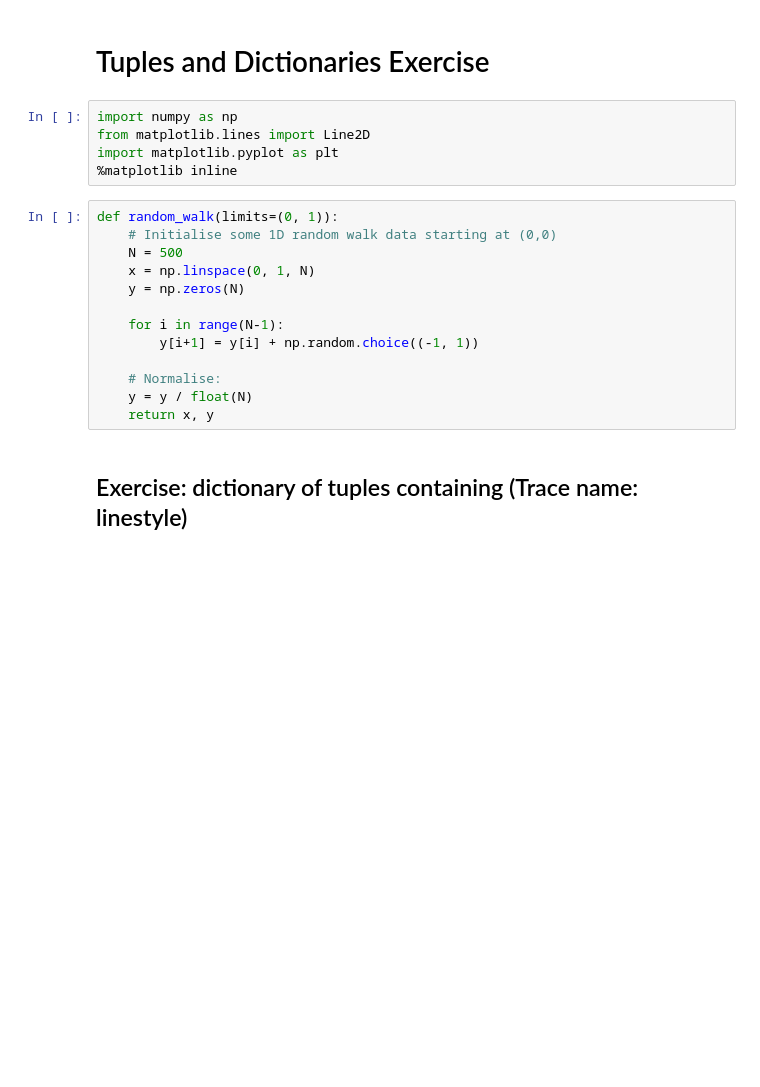
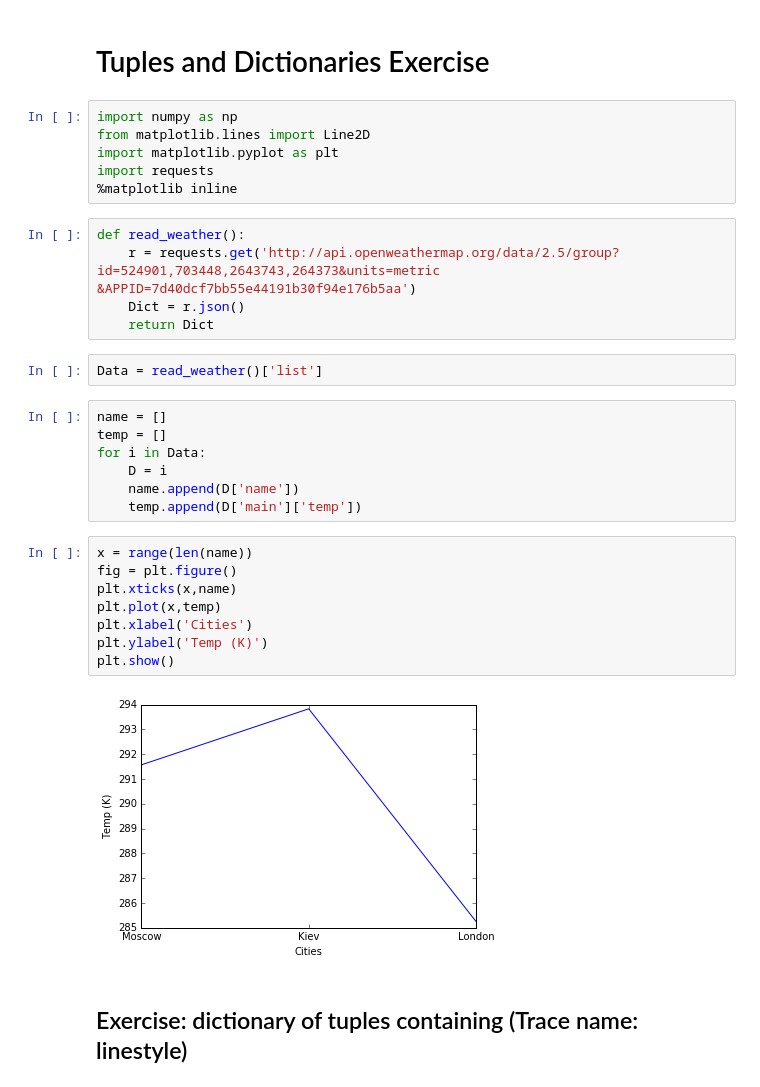
Before and after one commit to ngcm/summer-academy-2016-basics, a Jupyter notebook: Intermediate_Python/soln/01-Tuples_Dictionaries.ipynb, the cells around one changed output. Drawn from its saved outputs; the diff is of its cells as text; blank space fills up the shorter version.

```diff
--- a/Intermediate_Python/soln/01-Tuples_Dictionaries.ipynb
+++ b/Intermediate_Python/soln/01-Tuples_Dictionaries.ipynb
@@ -13,20 +13,32 @@ css_styling()
 import numpy as np
 from matplotlib.lines import Line2D
 import matplotlib.pyplot as plt
+import requests
 %matplotlib inline
-# %%
-def random_walk(limits=(0, 1)):
-    # Initialise some 1D random walk data starting at (0,0)
-    N = 500
-    x = np.linspace(0, 1, N)
-    y = np.zeros(N)
-
-    for i in range(N-1):
-        y[i+1] = y[i] + np.random.choice((-1, 1))
-
-    # Normalise:
-    y = y / float(N)
-    return x, y
+# %%
+def read_weather():
+    r = requests.get('http://api.openweathermap.org/data/2.5/group?id=524901,703448,2643743,264373&units=metric &APPID=7d40dcf7bb55e44191b30f94e176b5aa')
+    Dict = r.json()
+    return Dict
+# %%
+Data = read_weather()['list']
+# %%
+name = []
+temp = []
+for i in Data:
+    D = i
+    name.append(D['name'])
+    temp.append(D['main']['temp'])
+# %%
+x = range(len(name))
+fig = plt.figure()
+plt.xticks(x,name)
+plt.plot(x,temp)
+plt.xlabel('Cities')
+plt.ylabel('Temp (K)')
+plt.show()
+# %% [output]
+[figure, added]
 # %% [markdown]
 ## Exercise: dictionary of tuples containing (Trace name: linestyle)
 # %%
```
Also changed, not shown: 1 other file.
